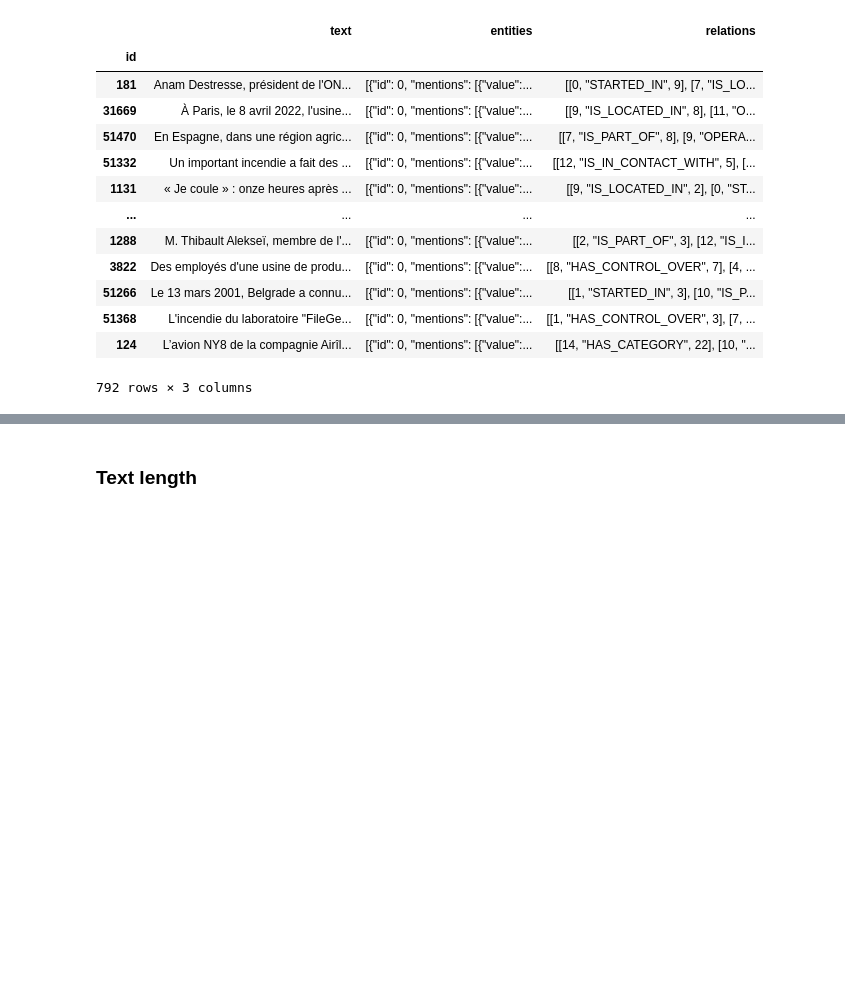
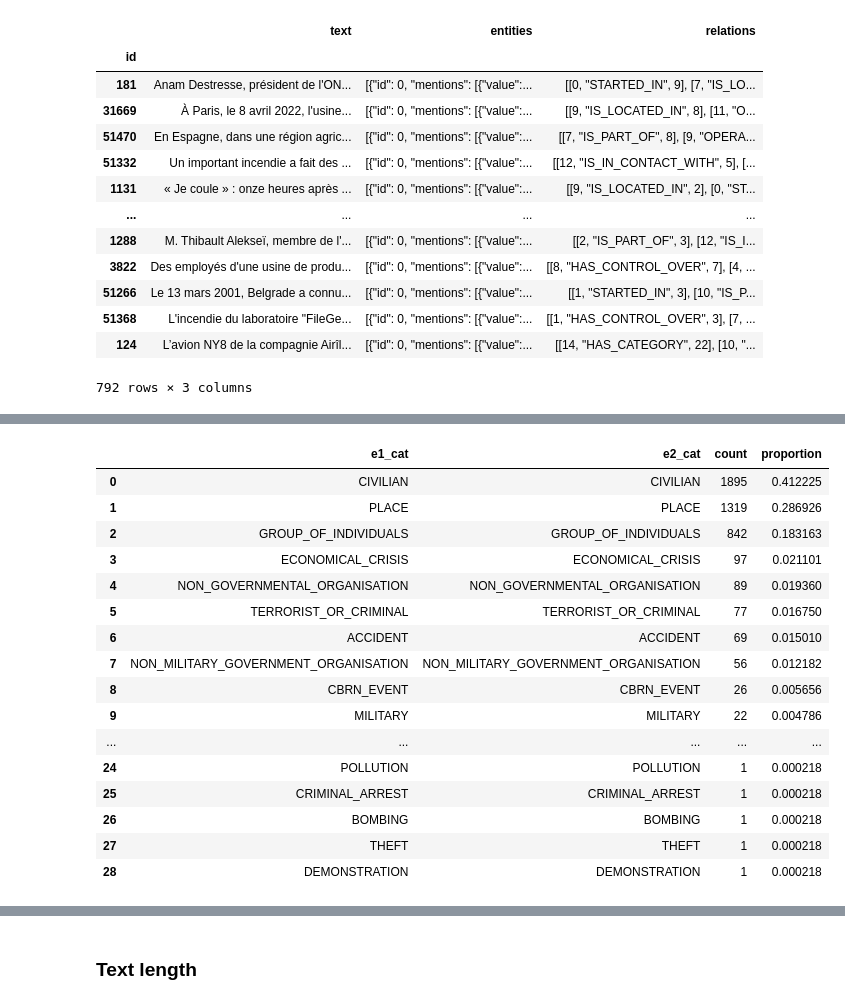
Before and after one commit to tagny/relation_extraction_textmine25, a Jupyter notebook: defi_textmine_2025/eda.ipynb, the cells around one changed output, grey strips where cells are left out. Drawn from its saved outputs; the diff is of its cells as text; code cells hidden in the pictures; blank space fills up the shorter version.

```diff
--- a/defi_textmine_2025/eda.ipynb
+++ b/defi_textmine_2025/eda.ipynb
@@ -446,0 +637,3 @@ labeled_raw_df[labeled_raw_df.relations.str.contains("GENDER")]
+# %%
+entity_cat_pair_in_relation_df = entity_relation_cat_df[["e1_cat", "e2_cat"]]#.drop_duplicates(subset=["e1_cat", "e2_cat"])
+entity_cat_pair_in_relation_df
@@ -446,0 +677,3 @@ labeled_raw_df[labeled_raw_df.relations.str.contains("GENDER")]
+# %%
+e1_cat_equal_e2_cat_df = entity_cat_pair_in_relation_df.query("e1_cat==e2_cat")
+e1_cat_equal_e2_cat_df
@@ -446,0 +694,7 @@ labeled_raw_df[labeled_raw_df.relations.str.contains("GENDER")]
+# %%
+df = pd.concat([e1_cat_equal_e2_cat_df.value_counts(normalize=False), e1_cat_equal_e2_cat_df.value_counts(normalize=True)], axis=1).reset_index(drop=False)
+n_entity_classes = len(entity_classes)
+logging.info(f"{df.shape[0]} existing entity of identical categories in relation vs. {n_entity_classes=} imaginable entity category !")
+df.to_csv(os.path.join(EDA_DIR, "e1_cat-equal-e2_cat-freq.csv")) #.plot.barh()
+df
+# %% [output]
@@ -446,0 +702,17 @@ labeled_raw_df[labeled_raw_df.relations.str.contains("GENDER")]
+|  | e1_cat | e2_cat | count | proportion |
+| 0 | CIVILIAN | CIVILIAN | 1895 | 0.412225 |
+| 1 | PLACE | PLACE | 1319 | 0.286926 |
+| 2 | GROUP_OF_INDIVIDUALS | GROUP_OF_INDIVIDUALS | 842 | 0.183163 |
+| 3 | ECONOMICAL_CRISIS | ECONOMICAL_CRISIS | 97 | 0.021101 |
+| 4 | NON_GOVERNMENTAL_ORGANISATION | NON_GOVERNMENTAL_ORGANISATION | 89 | 0.019360 |
+| 5 | TERRORIST_OR_CRIMINAL | TERRORIST_OR_CRIMINAL | 77 | 0.016750 |
+| 6 | ACCIDENT | ACCIDENT | 69 | 0.015010 |
+| 7 | NON_MILITARY_GOVERNMENT_ORGANISATION | NON_MILITARY_GOVERNMENT_ORGANISATION | 56 | 0.012182 |
+| 8 | CBRN_EVENT | CBRN_EVENT | 26 | 0.005656 |
+| 9 | MILITARY | MILITARY | 22 | 0.004786 |
+| ... | ... | ... | ... | ... |
+| 24 | POLLUTION | POLLUTION | 1 | 0.000218 |
+| 25 | CRIMINAL_ARREST | CRIMINAL_ARREST | 1 | 0.000218 |
+| 26 | BOMBING | BOMBING | 1 | 0.000218 |
+| 27 | THEFT | THEFT | 1 | 0.000218 |
+| 28 | DEMONSTRATION | DEMONSTRATION | 1 | 0.000218 |
```
Also changed, not shown: parts of 38 cells of this notebook.
